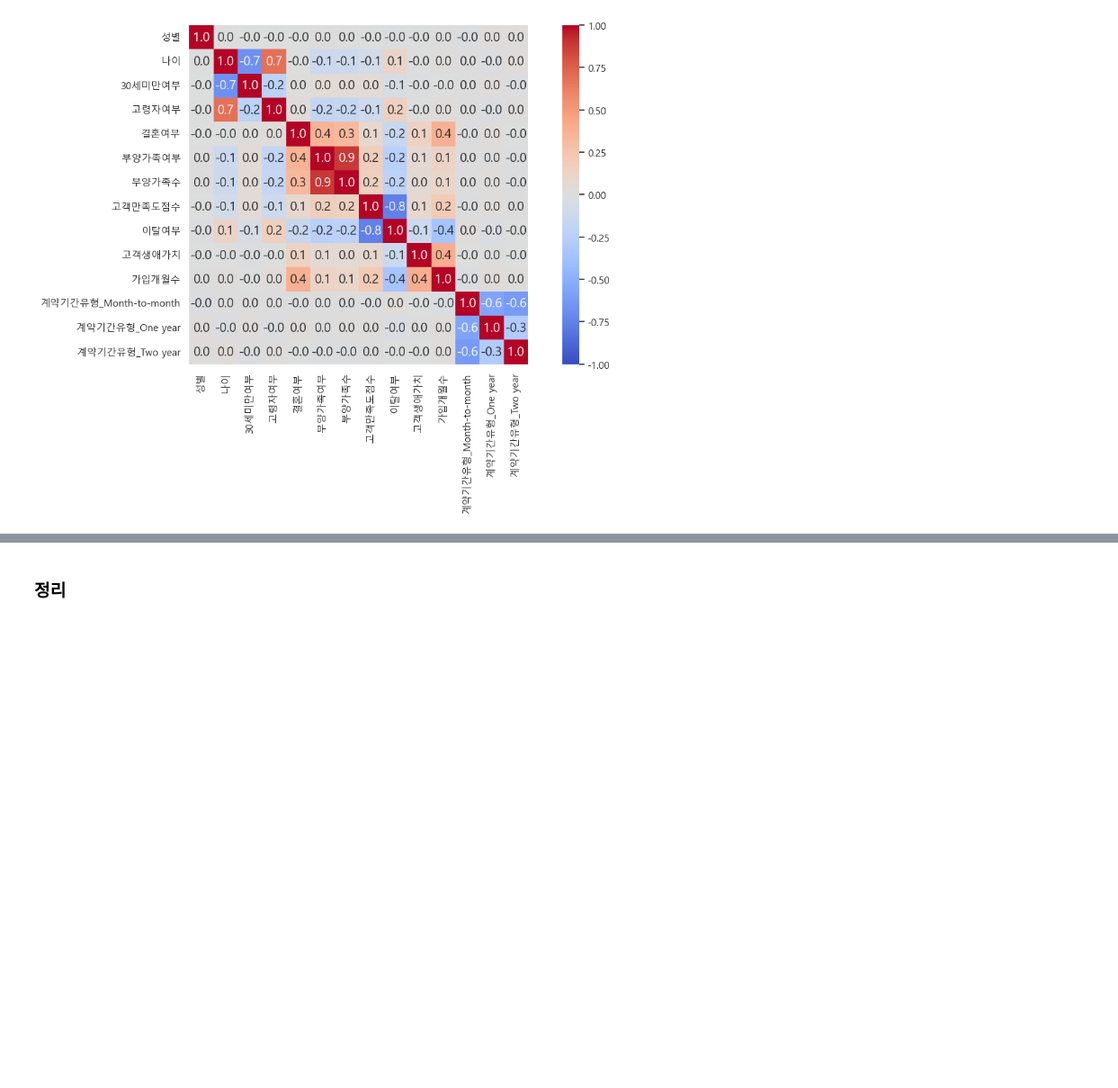
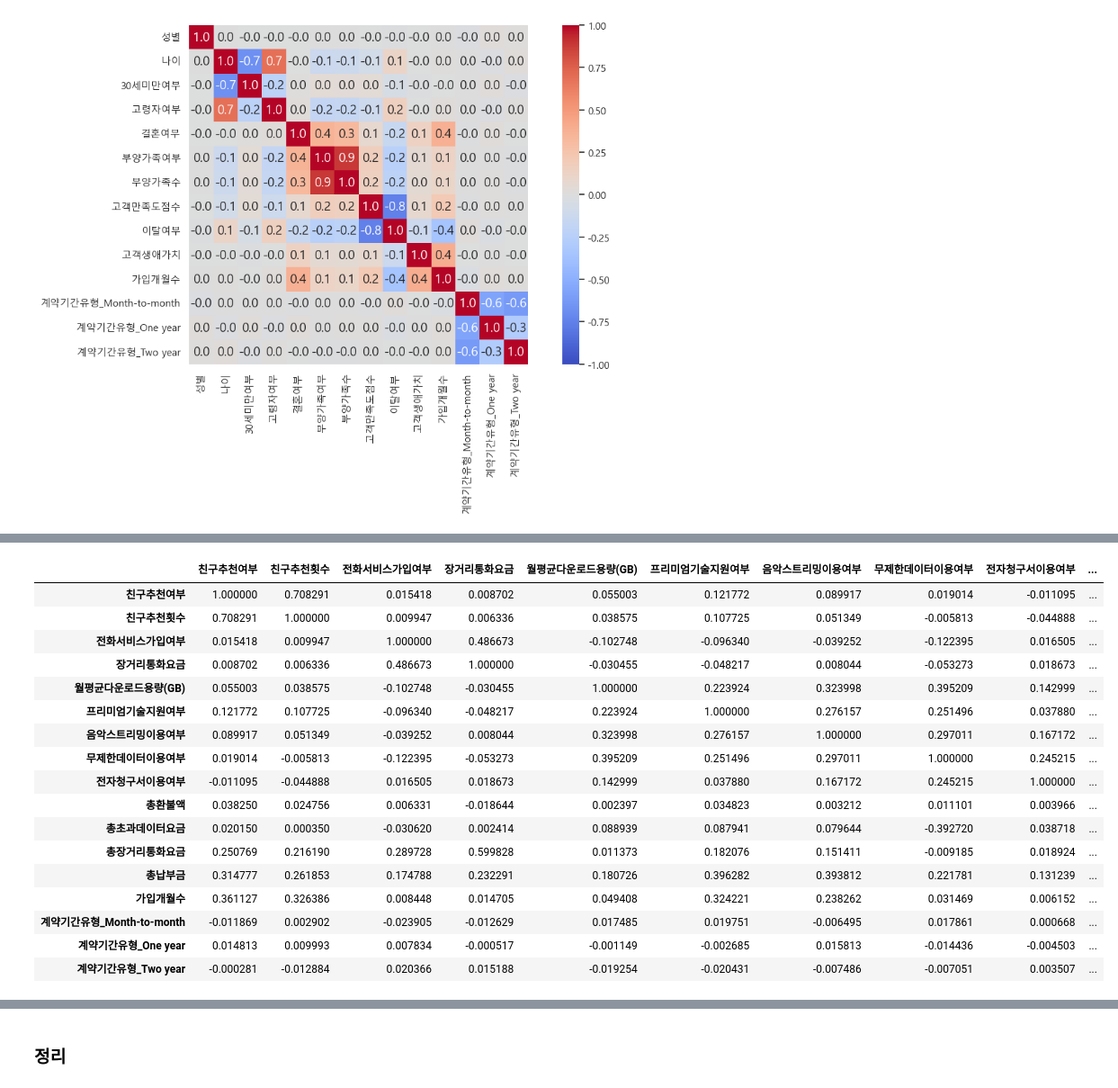
Before and after one commit to Blche/midproject_8, a Jupyter notebook: members/문세희/이탈률 감소방향_가입개월수, 계약기간.ipynb, the cells around one changed output, grey strips where cells are left out. Shown at 90% size. Saved outputs shown, nothing was run; the diff lists cells and outputs as text; code cells hidden in the pictures; blank space fills up the shorter version.

```diff
--- a/members/문세희/이탈률 감소방향_가입개월수, 계약기간.ipynb
+++ b/members/문세희/이탈률 감소방향_가입개월수, 계약기간.ipynb
@@ -503,0 +556,22 @@ plt.show()
+# %%
+correlation_matrix3 = final_df3.corr()
+correlation_matrix3
+# %% [output]
+|  | 친구추천여부 | 친구추천횟수 | 전화서비스가입여부 | 장거리통화요금 | 월평균다운로드용량(GB) | 프리미엄기술지원여부 | 음악스트리밍이용여부 | 무제한데이터이용여부 | 전자청구서이용여부 | ... |
+| 친구추천여부 | 1.000000 | 0.708291 | 0.015418 | 0.008702 | 0.055003 | 0.121772 | 0.089917 | 0.019014 | -0.011095 | ... |
+| 친구추천횟수 | 0.708291 | 1.000000 | 0.009947 | 0.006336 | 0.038575 | 0.107725 | 0.051349 | -0.005813 | -0.044888 | ... |
+| 전화서비스가입여부 | 0.015418 | 0.009947 | 1.000000 | 0.486673 | -0.102748 | -0.096340 | -0.039252 | -0.122395 | 0.016505 | ... |
+| 장거리통화요금 | 0.008702 | 0.006336 | 0.486673 | 1.000000 | -0.030455 | -0.048217 | 0.008044 | -0.053273 | 0.018673 | ... |
+| 월평균다운로드용량(GB) | 0.055003 | 0.038575 | -0.102748 | -0.030455 | 1.000000 | 0.223924 | 0.323998 | 0.395209 | 0.142999 | ... |
+| 프리미엄기술지원여부 | 0.121772 | 0.107725 | -0.096340 | -0.048217 | 0.223924 | 1.000000 | 0.276157 | 0.251496 | 0.037880 | ... |
+| 음악스트리밍이용여부 | 0.089917 | 0.051349 | -0.039252 | 0.008044 | 0.323998 | 0.276157 | 1.000000 | 0.297011 | 0.167172 | ... |
+| 무제한데이터이용여부 | 0.019014 | -0.005813 | -0.122395 | -0.053273 | 0.395209 | 0.251496 | 0.297011 | 1.000000 | 0.245215 | ... |
+| 전자청구서이용여부 | -0.011095 | -0.044888 | 0.016505 | 0.018673 | 0.142999 | 0.037880 | 0.167172 | 0.245215 | 1.000000 | ... |
+| 총환불액 | 0.038250 | 0.024756 | 0.006331 | -0.018644 | 0.002397 | 0.034823 | 0.003212 | 0.011101 | 0.003966 | ... |
+| 총초과데이터요금 | 0.020150 | 0.000350 | -0.030620 | 0.002414 | 0.088939 | 0.087941 | 0.079644 | -0.392720 | 0.038718 | ... |
+| 총장거리통화요금 | 0.250769 | 0.216190 | 0.289728 | 0.599828 | 0.011373 | 0.182076 | 0.151411 | -0.009185 | 0.018924 | ... |
+| 총납부금 | 0.314777 | 0.261853 | 0.174788 | 0.232291 | 0.180726 | 0.396282 | 0.393812 | 0.221781 | 0.131239 | ... |
+| 가입개월수 | 0.361127 | 0.326386 | 0.008448 | 0.014705 | 0.049408 | 0.324221 | 0.238262 | 0.031469 | 0.006152 | ... |
+| 계약기간유형_Month-to-month | -0.011869 | 0.002902 | -0.023905 | -0.012629 | 0.017485 | 0.019751 | -0.006495 | 0.017861 | 0.000668 | ... |
+| 계약기간유형_One year | 0.014813 | 0.009993 | 0.007834 | -0.000517 | -0.001149 | -0.002685 | 0.015813 | -0.014436 | -0.004503 | ... |
+| 계약기간유형_Two year | -0.000281 | -0.012884 | 0.020366 | 0.015188 | -0.019254 | -0.020431 | -0.007486 | -0.007051 | 0.003507 | ... |
```
Also changed, not shown: parts of 12 cells of this notebook.
